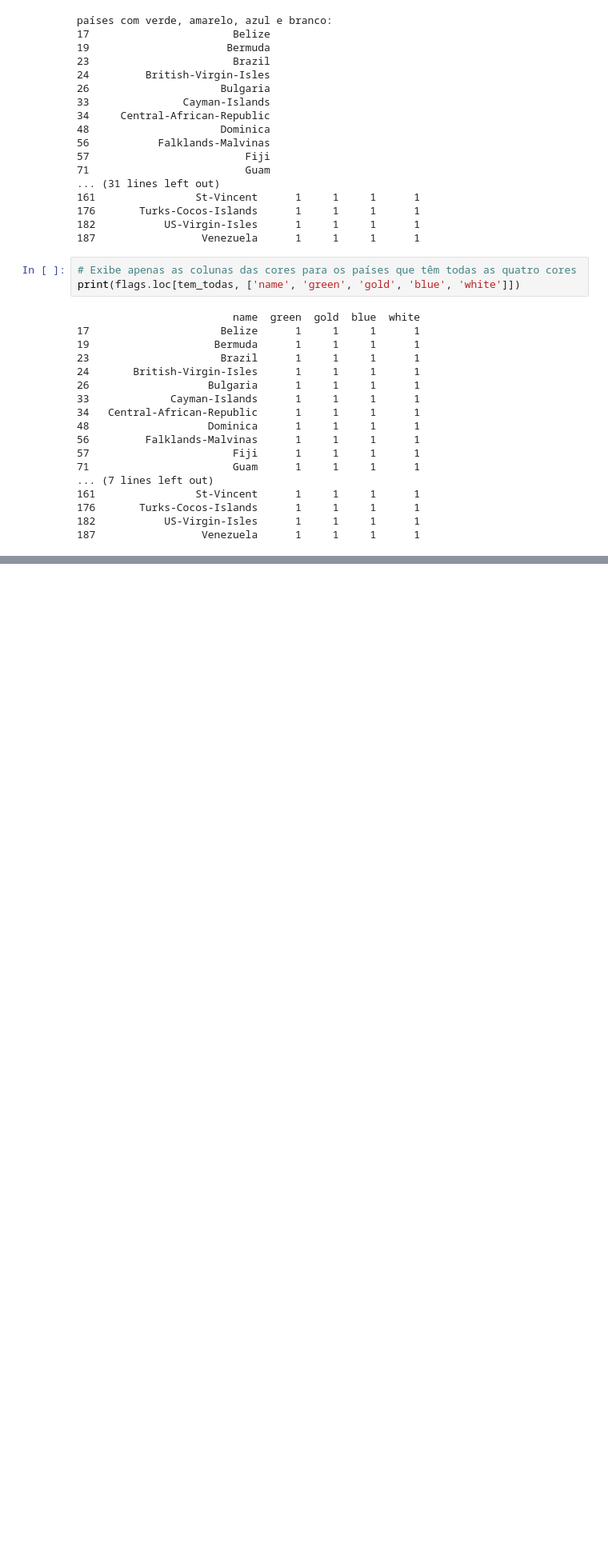
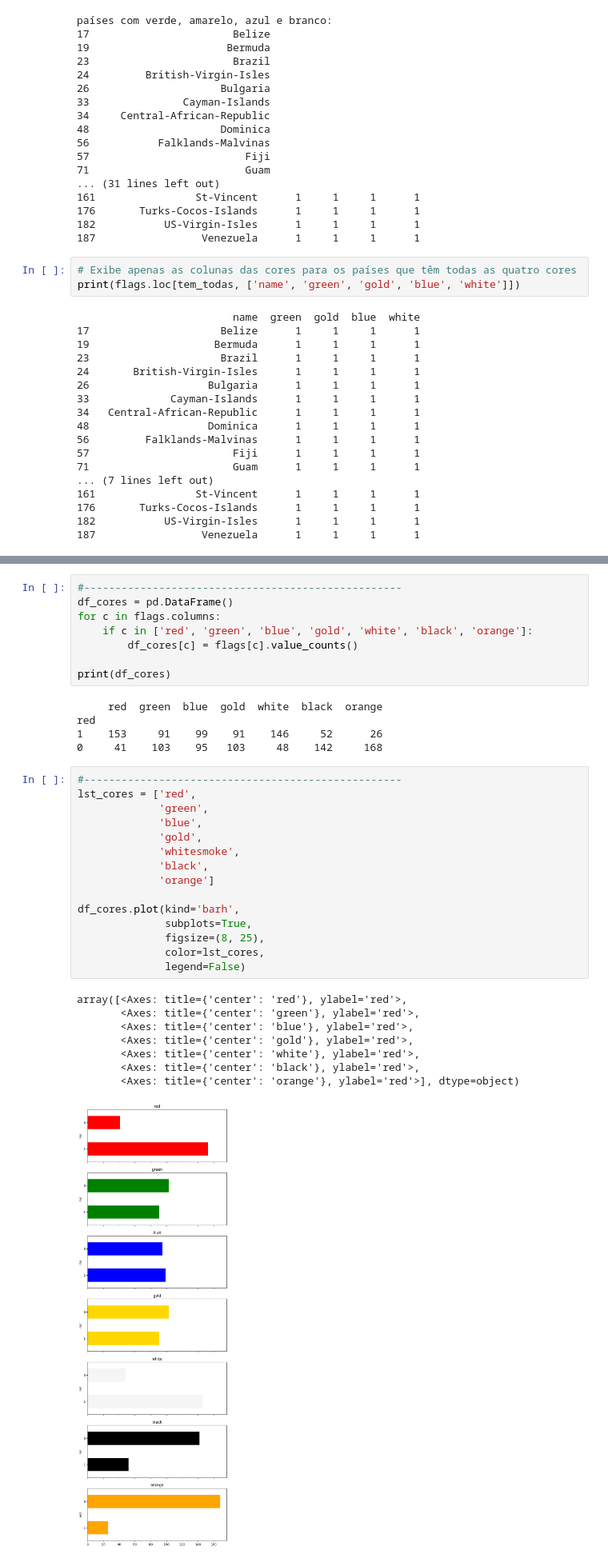
Before and after one commit to udanielsantin/Pandas_python_livro_casa_do_codigo, a Jupyter notebook: main_project/main.ipynb, the cells around one changed output, grey strips where cells are left out. Shown at 80% size. Drawn from its saved outputs; the diff is of its cells as text; blank space fills up the shorter version.

```diff
--- a/main_project/main.ipynb
+++ b/main_project/main.ipynb
@@ -91,0 +148,37 @@ print(flags.loc[tem_todas, ['name', 'green', 'gold', 'blue', 'white']])
+# %%
+#---------------------------------------------------
+df_cores = pd.DataFrame()
+for c in flags.columns:
+    if c in ['red', 'green', 'blue', 'gold', 'white', 'black', 'orange']:
+        df_cores[c] = flags[c].value_counts()
+
+print(df_cores)
+# %% [output]
+     red  green  blue  gold  white  black  orange
+red
+1    153     91    99    91    146     52      26
+0     41    103    95   103     48    142     168
+# %%
+#---------------------------------------------------
+lst_cores = ['red',
+             'green',
+             'blue',
+             'gold',
+             'whitesmoke',
+             'black',
+             'orange']
+
+df_cores.plot(kind='barh',
+              subplots=True,
+              figsize=(8, 25),
+              color=lst_cores,
+              legend=False)
+# %% [output]
+array([<Axes: title={'center': 'red'}, ylabel='red'>,
+       <Axes: title={'center': 'green'}, ylabel='red'>,
+       <Axes: title={'center': 'blue'}, ylabel='red'>,
+       <Axes: title={'center': 'gold'}, ylabel='red'>,
+       <Axes: title={'center': 'white'}, ylabel='red'>,
+       <Axes: title={'center': 'black'}, ylabel='red'>,
+       <Axes: title={'center': 'orange'}, ylabel='red'>], dtype=object)
+[figure, added]
```
Also changed, not shown: parts of 2 cells of this notebook, 1 other file.
